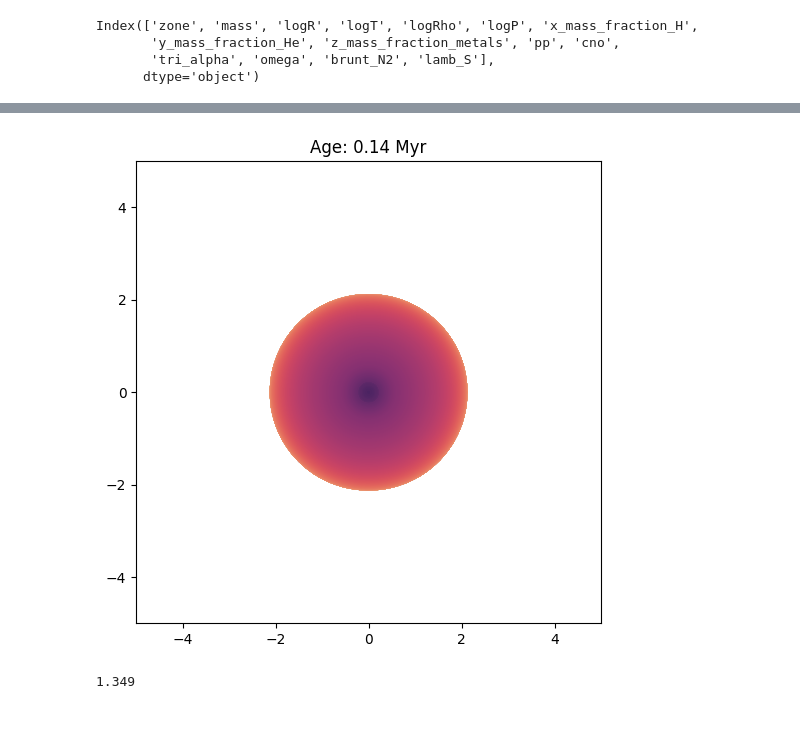
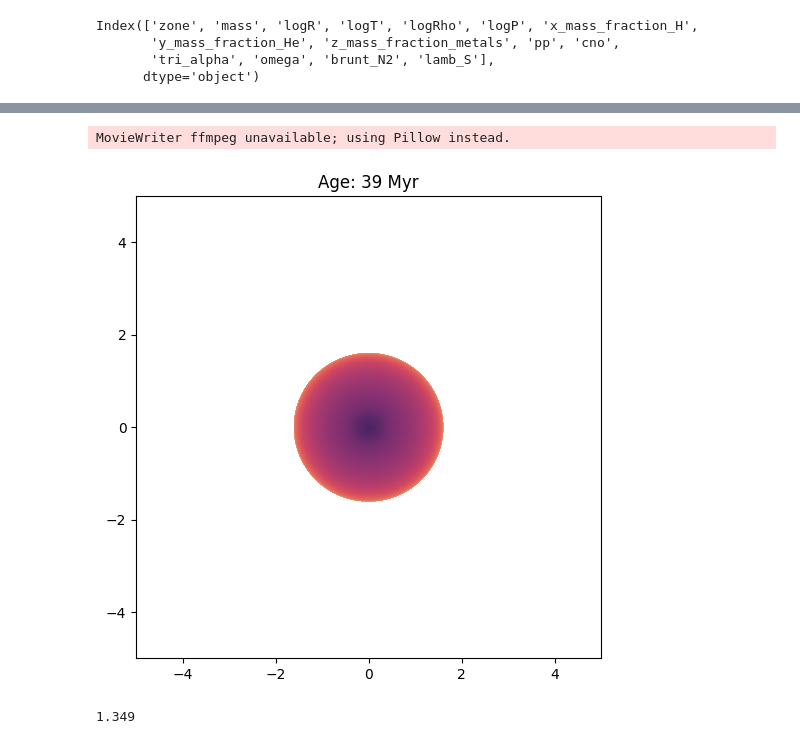
Before and after one commit to gautam-404/MESA-tests, a Jupyter notebook: test.ipynb, the cells around one changed output, grey strips where cells are left out. Saved outputs shown, nothing was run; the diff lists cells and outputs as text; code cells hidden in the pictures.

```diff
--- a/test.ipynb
+++ b/test.ipynb
@@ -67,6 +67,7 @@ for i, row in hist.iterrows():
         if hist_model == profile_model:
             profile_number = profile_index.query(f"model_number=={row.model_number}").profile_number.values[0]
             if new > old:
-                ages.append(age)
-                profiles.append(pd.read_csv(f"test_1.7_z/m{m}_z{z}_v0/LOGS/profile{profile_number}.data", skiprows=5, delim_whitespace=True))
+                ages.append(new)
+                profiles.append(pd.read_csv(f"test_1.7_z/m{m}_z{z}_v0/LOGS/profile{profile_number}.data",
+                                            skiprows=5, delim_whitespace=True))
                 old = new
@@ -79,18 +84,21 @@ Index(['zone', 'mass', 'logR', 'logT', 'logRho', 'logP', 'x_mass_fraction_H',
       dtype='object')
 # %%
 def plot_2d(args):
+    plt.cla()
     age, profile = args
     palette = sns.color_palette("flare", len(profile))
     theta = np.linspace(0, 2*np.pi, 100)  # 100 points evenly spaced from 0 to 2*pi
     radius_max = 10**profile.logR.max()
+    densities = 10**profile.logRho.sort_values()
     for i, row in profile.iterrows():
         radius = 10**row.logR
         # Convert 1D values to 2D Cartesian coordinates
         x = radius * np.cos(theta)
         y = radius * np.sin(theta)
-        plt.plot(x, y, lw=1, color=palette[i])
+        di = np.where(densities == 10**row.logRho)[0][0]
+        plt.plot(x, y, lw=1, color=palette[di])
     r = 5
     plt.xlim(-r, r)
     plt.ylim(-r, r)
-    plt.title(f"Age: {age:.2f} Myr")
+    plt.title(f"Age: {age} Myr")
 # %%
@@ -102,27 +111,28 @@ ani.save(f'figures/2d.gif', writer='pillow', dpi=300)
+# %%
+writer = animation.FFMpegWriter(fps=30, extra_args=['-vcodec', 'libx264', '-preset', 'slow', '-crf', '18'])
+ani.save(f'figures/2d.mp4', writer=writer)
+# %% [output]
+MovieWriter ffmpeg unavailable; using Pillow instead.
 # %%
 import time
 from IPython import display
 
 with plt.ion():
     fig = plt.figure(figsize=(6, 6))
     ax = fig.add_subplot(111)
     for i, profile in enumerate(profiles):
         try:
-            plt.cla()
             palette = sns.color_palette("flare", len(profile))
-            plot_2d(profile, palette)
+            args = ages[i], profile
+            plot_2d(args)
             # plt.colorbar(10**profile.logRho, label='Density')
-            r = 5
-            plt.xlim(-r, r)
-            plt.ylim(-r, r)
-            plt.title(f"Age: {ages[i]:.2f} Myr")
             display.display(plt.gcf())
             display.clear_output(wait=True)
             # time.sleep(0.1)
         except KeyboardInterrupt:
             break
 # %% [output]
-[figure, old version]
+[figure, new version]
 # %%
 1.349%10
 # %% [output]
```
Also changed, not shown: parts of 9 cells of this notebook, 4 other files.
